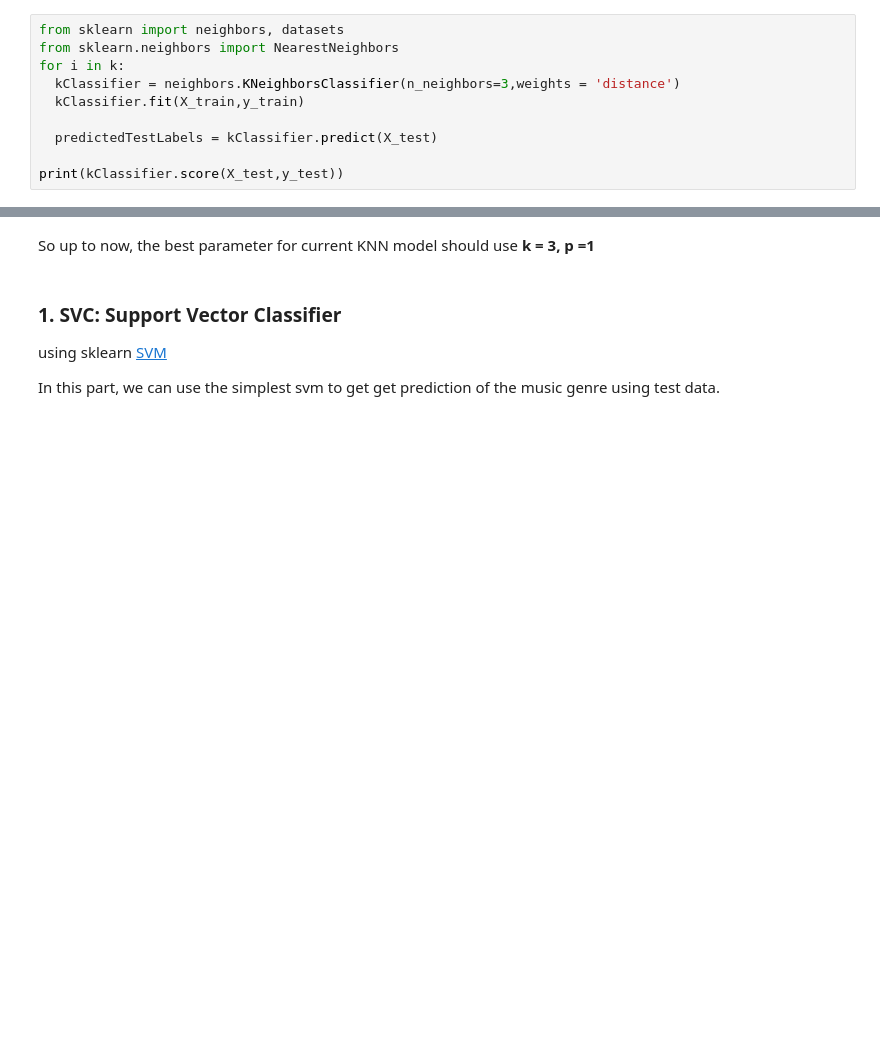
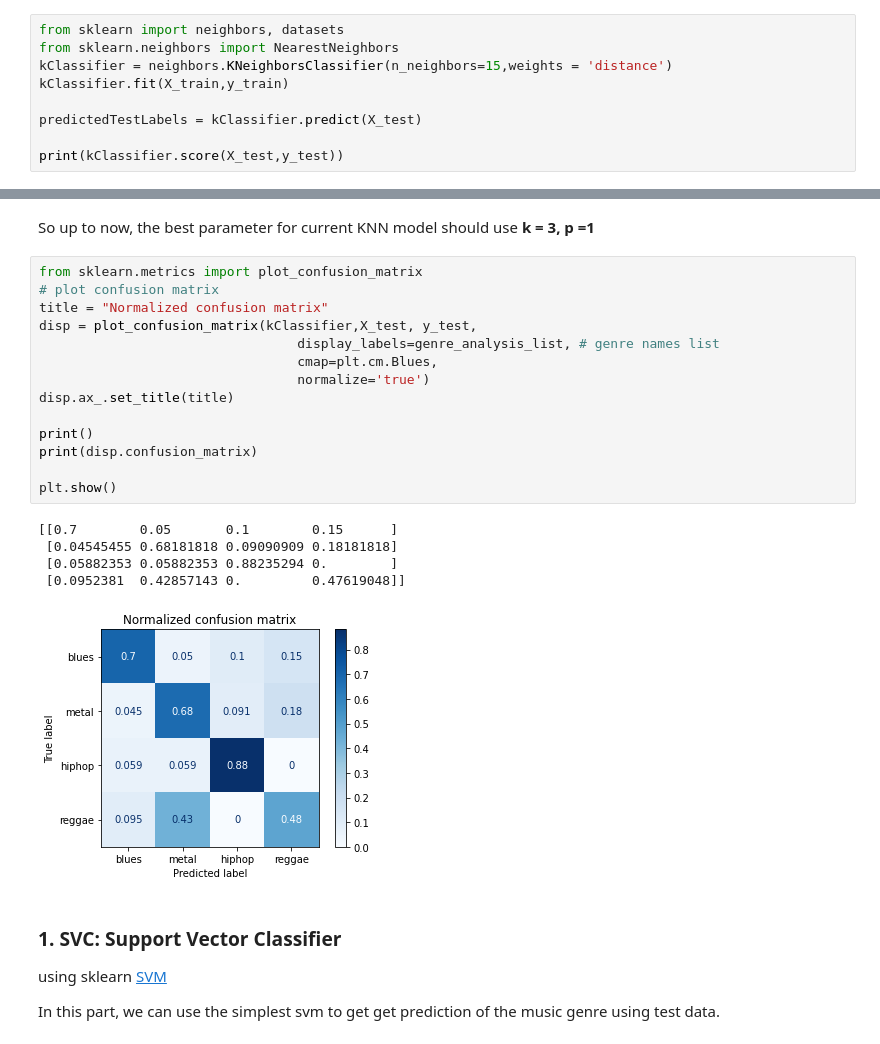
Before and after one commit to yilin10/MusicalGenreClassification, a Jupyter notebook: Assignment1.ipynb, the cells around one changed output, grey strips where cells are left out. Drawn from its saved outputs; the diff is of its cells as text; blank space fills up the shorter version.

Commit message:
Add a confusion matrix for the KNN model result

```diff
--- a/Assignment1.ipynb
+++ b/Assignment1.ipynb
@@ -314,11 +320,10 @@ algorithm = auto
 # %%
 from sklearn import neighbors, datasets
 from sklearn.neighbors import NearestNeighbors
-for i in k:
-  kClassifier = neighbors.KNeighborsClassifier(n_neighbors=3,weights = 'distance')
-  kClassifier.fit(X_train,y_train)
+kClassifier = neighbors.KNeighborsClassifier(n_neighbors=15,weights = 'distance')
+kClassifier.fit(X_train,y_train)
 
-  predictedTestLabels = kClassifier.predict(X_test)
+predictedTestLabels = kClassifier.predict(X_test)
 
 print(kClassifier.score(X_test,y_test))
 # %% [output]
@@ -377,5 +382,25 @@ Wall time: 663 ms
 # %% [markdown]
 So up to now, the best parameter for current KNN model should use **k = 3, p =1**
+# %%
+from sklearn.metrics import plot_confusion_matrix
+# plot confusion matrix
+title = "Normalized confusion matrix"
+disp = plot_confusion_matrix(kClassifier,X_test, y_test,
+                                 display_labels=genre_analysis_list, # genre names list
+                                 cmap=plt.cm.Blues,
+                                 normalize='true')
+disp.ax_.set_title(title)
+
+print()
+print(disp.confusion_matrix)
+
+plt.show()
+# %% [output]
+[[0.7        0.05       0.1        0.15      ]
+ [0.04545455 0.68181818 0.09090909 0.18181818]
+ [0.05882353 0.05882353 0.88235294 0.        ]
+ [0.0952381  0.42857143 0.         0.47619048]]
+[figure, added]
 # %% [markdown]
 ### 1. SVC: Support Vector Classifier
 
```
Also changed, not shown: parts of 6 cells of this notebook.
